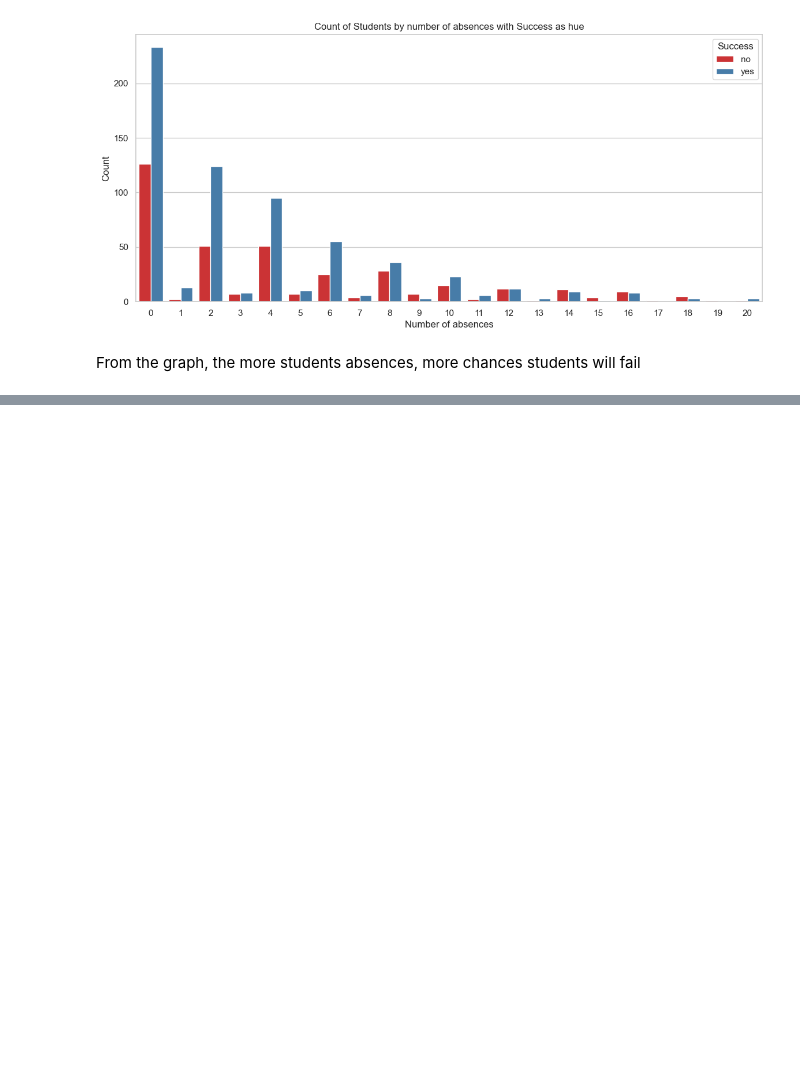
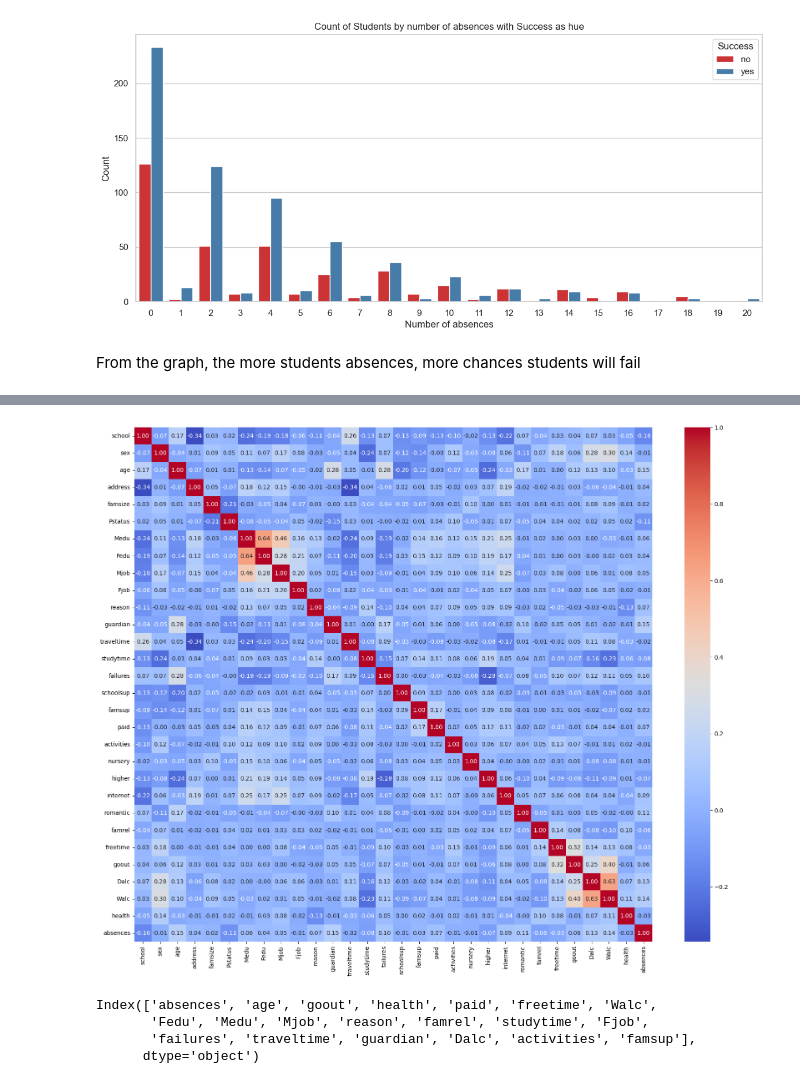
Before and after one commit to sbtnoob12/Student-Alcohol-Consumption-Model, a Jupyter notebook: project.ipynb, the cells around one changed output, grey strips where cells are left out. Drawn from its saved outputs; the diff is of its cells as text; code cells hidden in the pictures; blank space fills up the shorter version.

```diff
--- a/project.ipynb
+++ b/project.ipynb
@@ -461,0 +526,14 @@ From the graph, the more students absences, more chances students will fail
+# %%
+# To check the correlation between all the variables and reduce highly- correlated variables.
+correlation_matrix = student_df.corr()
+#print(correlation_matrix)
+
+
+import seaborn as sns
+import matplotlib.pyplot as plt
+
+plt.figure(figsize=(20, 16))
+sns.heatmap(correlation_matrix, annot=True, cmap="coolwarm", fmt=".2f")
+plt.show()
+# %% [output]
+[figure, added]
@@ -461,0 +544,21 @@ From the graph, the more students absences, more chances students will fail
+# %%
+X = student_df1
+
+y = student_df['G3']
+
+# Create a RandomForestClassifier to estimate feature importances
+clf = RandomForestClassifier()
+clf.fit(X, y)
+
+# Get feature importances
+feature_importances = clf.feature_importances_
+
+# Sort features by importance and select the top 20
+top_20_feature_indices = feature_importances.argsort()[-20:][::-1]
+top_20_features = X.iloc[:, top_20_feature_indices]
+print(top_20_features.columns)
+# %% [output]
+Index(['absences', 'age', 'goout', 'health', 'paid', 'freetime', 'Walc',
+       'Fedu', 'Medu', 'Mjob', 'reason', 'famrel', 'studytime', 'Fjob',
+       'failures', 'traveltime', 'guardian', 'Dalc', 'activities', 'famsup'],
+      dtype='object')
```
Also changed, not shown: parts of 8 cells of this notebook.
